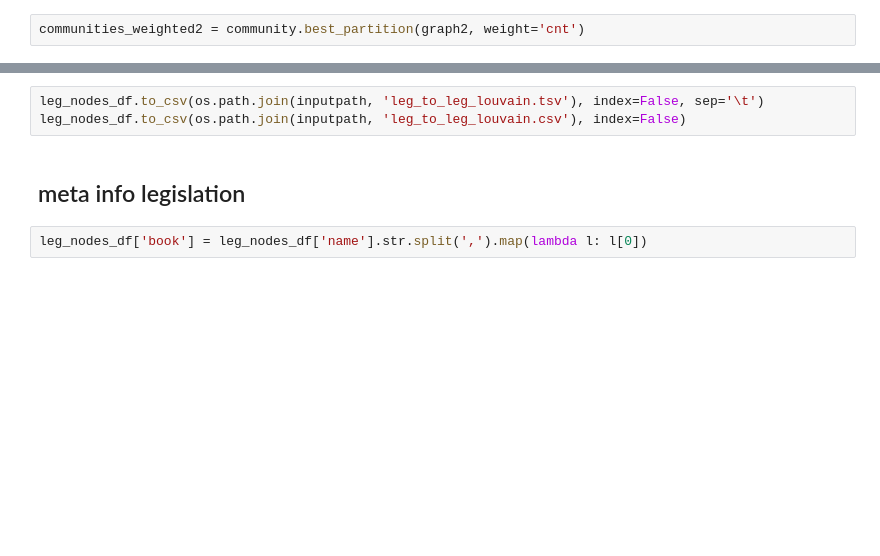
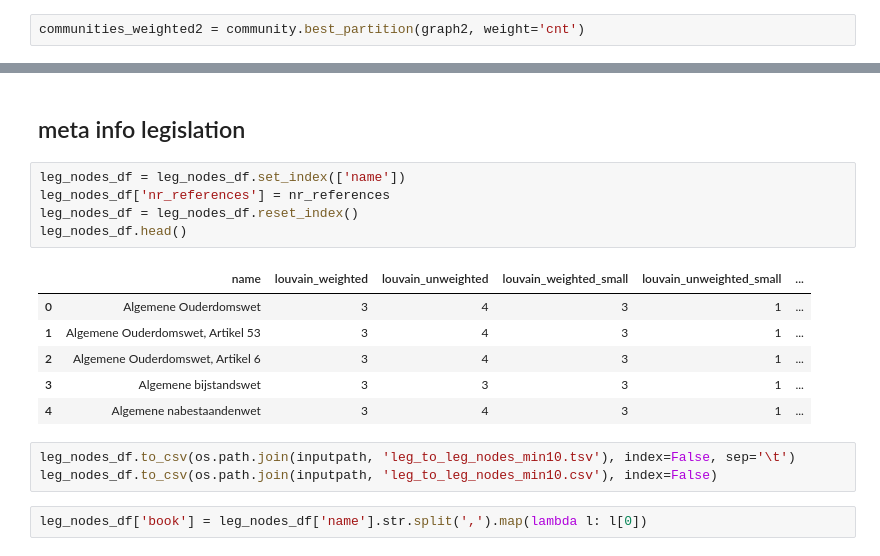
Before and after one commit to research-Dafne/case-law-research, a Jupyter notebook: notebooks/Leg-to-leg network.ipynb, the cells around one changed output, grey strips where cells are left out. Drawn from its saved outputs; the diff is of its cells as text; blank space fills up the shorter version.

```diff
--- a/notebooks/Leg-to-leg network.ipynb
+++ b/notebooks/Leg-to-leg network.ipynb
@@ -52,8 +84,20 @@ leg_nodes_df[leg_nodes_df['name']=="Wetboek van Strafrecht"]
-# %%
-leg_nodes_df.to_csv(os.path.join(inputpath, 'leg_to_leg_louvain.tsv'), index=False, sep='\t')
-leg_nodes_df.to_csv(os.path.join(inputpath, 'leg_to_leg_louvain.csv'), index=False)
 # %% [markdown]
 ## meta info legislation
+# %%
+leg_nodes_df = leg_nodes_df.set_index(['name'])
+leg_nodes_df['nr_references'] = nr_references
+leg_nodes_df = leg_nodes_df.reset_index()
+leg_nodes_df.head()
+# %% [output]
+|  | name | louvain_weighted | louvain_unweighted | louvain_weighted_small | louvain_unweighted_small | ... |
+| 0 | Algemene Ouderdomswet | 3 | 4 | 3 | 1 | ... |
+| 1 | Algemene Ouderdomswet, Artikel 53 | 3 | 4 | 3 | 1 | ... |
+| 2 | Algemene Ouderdomswet, Artikel 6 | 3 | 4 | 3 | 1 | ... |
+| 3 | Algemene bijstandswet | 3 | 3 | 3 | 1 | ... |
+| 4 | Algemene nabestaandenwet | 3 | 4 | 3 | 1 | ... |
+# %%
+leg_nodes_df.to_csv(os.path.join(inputpath, 'leg_to_leg_nodes_min10.tsv'), index=False, sep='\t')
+leg_nodes_df.to_csv(os.path.join(inputpath, 'leg_to_leg_nodes_min10.csv'), index=False)
 # %%
 leg_nodes_df['book'] = leg_nodes_df['name'].str.split(',').map(lambda l: l[0])
 # %%
```
Also changed, not shown: parts of 10 cells of this notebook, 1 other file.
